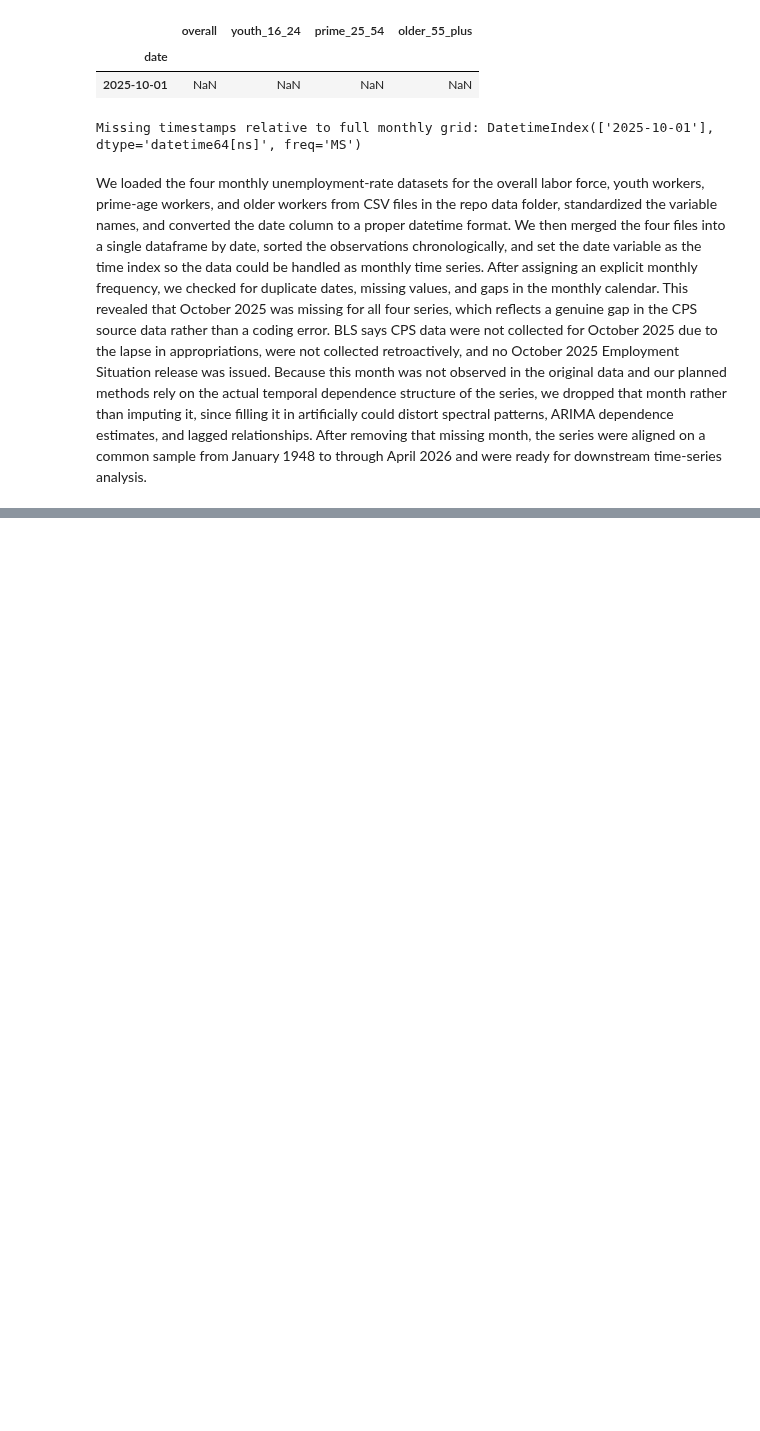
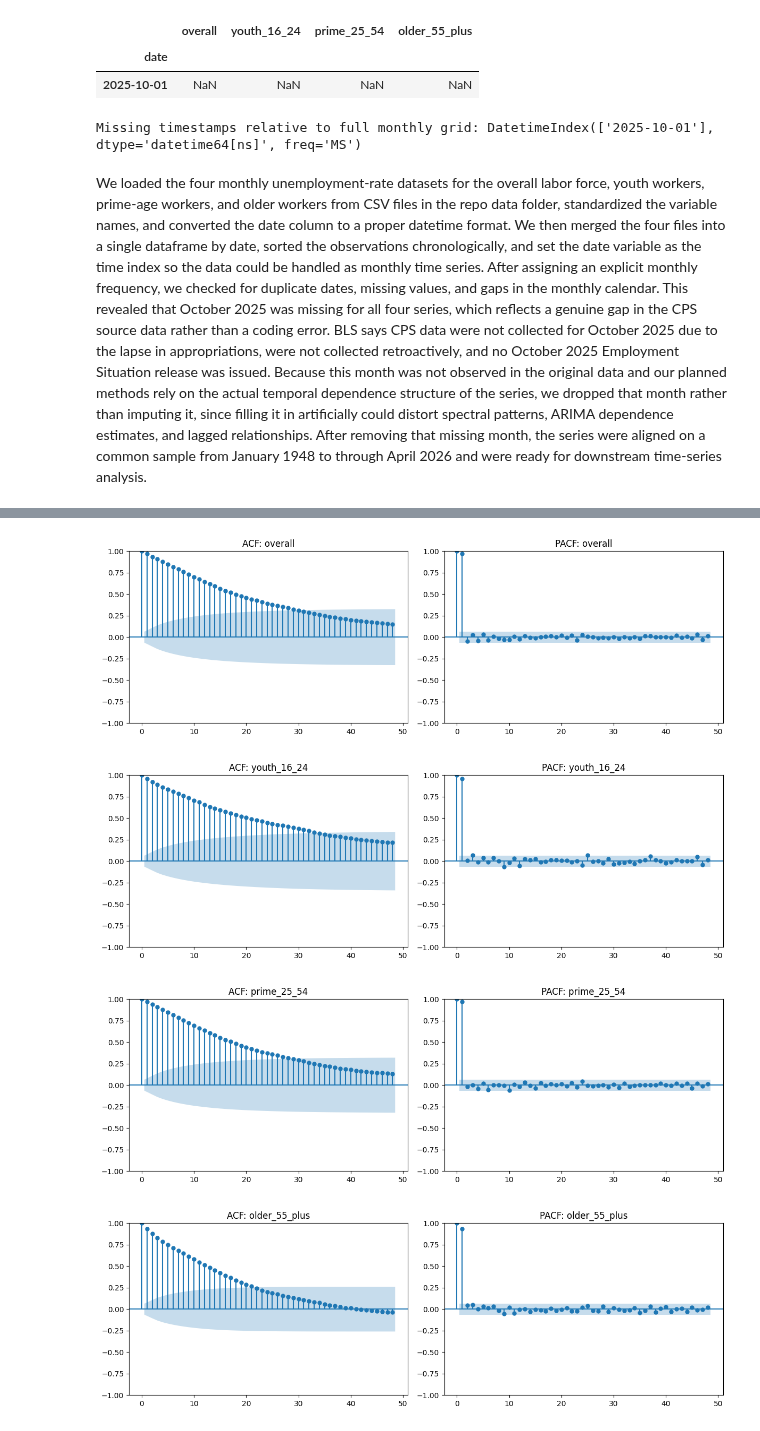
Before and after one commit to grantzhou23/STAT-248-Final-Project, a Jupyter notebook: Code/reproducible analysis.ipynb, the cells around one changed output, grey strips where cells are left out. Cells and saved outputs as stored; diff of their text form; code cells hidden in the pictures; blank space fills up the shorter version.

```diff
--- a/Code/reproducible analysis.ipynb
+++ b/Code/reproducible analysis.ipynb
@@ -140,0 +177,16 @@ We loaded the four monthly unemployment-rate datasets for the overall labor forc
+# %%
+from statsmodels.graphics.tsaplots import plot_acf, plot_pacf
+
+for col in df.columns:
+    fig, axes = plt.subplots(1, 2, figsize=(12, 4))
+    plot_acf(df[col].dropna(), ax=axes[0], lags=48)
+    plot_pacf(df[col].dropna(), ax=axes[1], lags=48, method="ywm")
+    axes[0].set_title(f"ACF: {col}")
+    axes[1].set_title(f"PACF: {col}")
+    plt.tight_layout()
+    plt.show()
+# %% [output]
+[figure, added]
+[figure, added]
+[figure, added]
+[figure, added]
```
Also changed, not shown: parts of 32 cells of this notebook, 28 other files.
